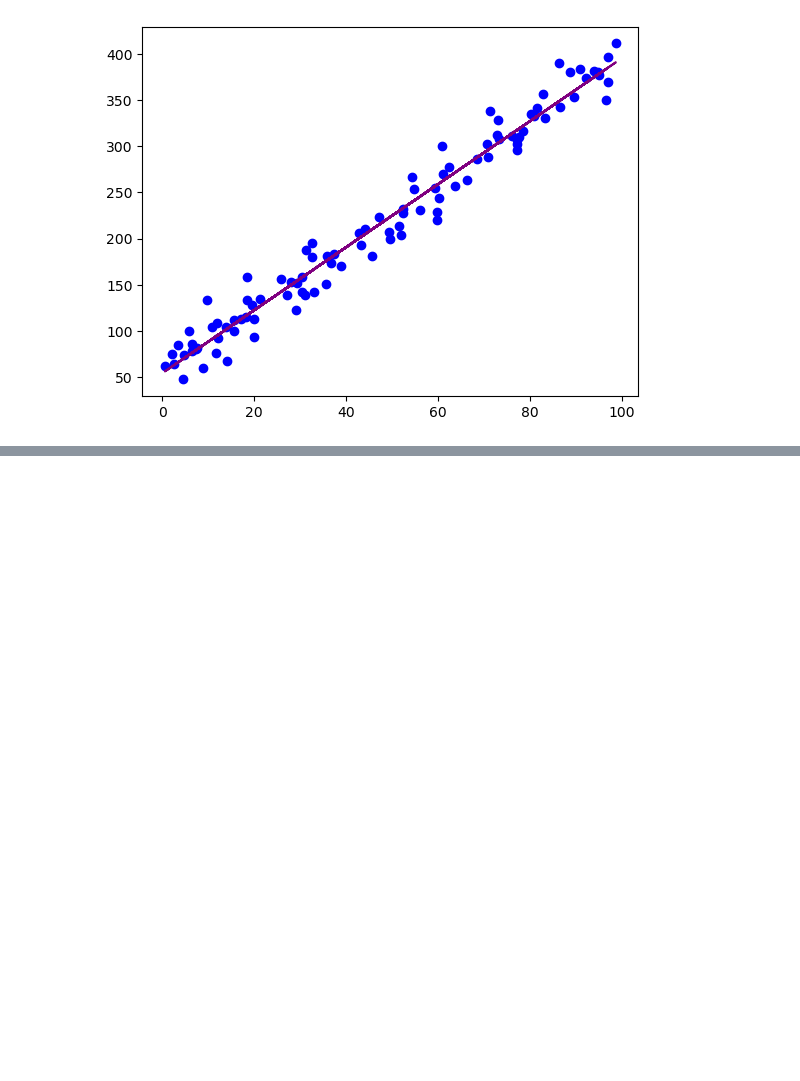
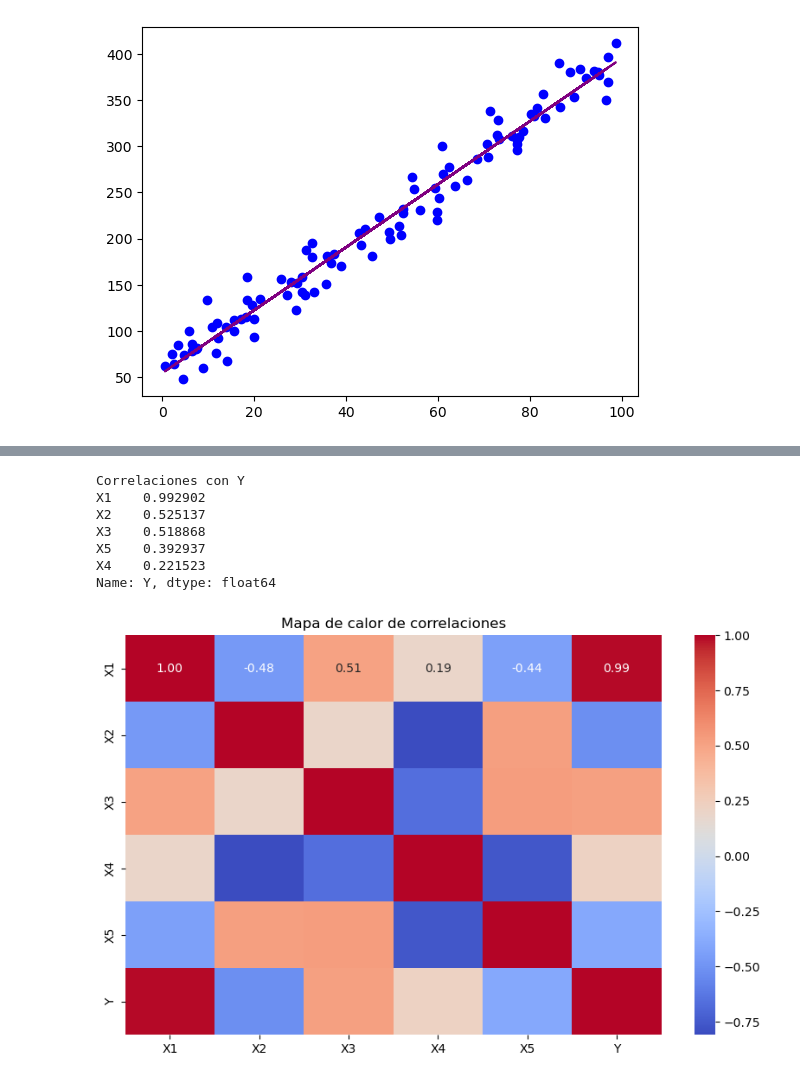
Before and after one commit to vizcardo1199/python-statitics, a Jupyter notebook: MODULO-2/Sesion16.ipynb, the cells around one changed output, grey strips where cells are left out. Saved outputs shown, nothing was run; the diff lists cells and outputs as text; code cells hidden in the pictures; blank space fills up the shorter version.

```diff
--- a/MODULO-2/Sesion16.ipynb
+++ b/MODULO-2/Sesion16.ipynb
@@ -186,0 +193,44 @@ print(prediccion1 )
+# %%
+# correlaciónes
+
+import numpy as np
+import matplotlib.pyplot as plt
+import pandas as pd
+import seaborn as sns
+
+#crear el DataFrame
+data = pd.DataFrame({
+    'X1':[230 , 44 , 17 , 151 , 180], #PUBLICIDAD TV
+    'X2':[37 , 39 , 45 , 41 , 10],#PUBLICIDAD RADIO
+    'X3':[69 , 45 , 58 , 89 , 58],#PUBLICIDAD ONLINE
+    'X4':[5 , 7 , 3 , 2 , 9],#DESCUENTOS
+    'X5':[10 , 15 , 20 , 25 , 12],#COMPETENCIAS
+    'Y': [22 , 10 , 7 , 18 , 20]#VENTAS
+})
+
+#correlacion de pearson
+matriz_correlacion = data.corr()
+
+#filtramos las correlaciones con Y
+correlacion_con_y = matriz_correlacion['Y'].drop('Y')
+
+#Ordenamos las correlaciones por magnitud
+correlación_ordenada =correlacion_con_y.abs().sort_values(ascending=False)
+
+print('Correlaciones con Y')
+print(correlación_ordenada)
+
+#mapa de calor de correlaciónes
+plt.figure(figsize=(10,6))
+sns.heatmap(matriz_correlacion , annot=True , cmap='coolwarm' , fmt=".2f")
+plt.title('Mapa de calor de correlaciones')
+plt.show()
+# %% [output]
+Correlaciones con Y
+X1    0.992902
+X2    0.525137
+X3    0.518868
+X5    0.392937
+X4    0.221523
+Name: Y, dtype: float64
+[figure, added]
```
Also changed, not shown: parts of 2 cells of this notebook.
